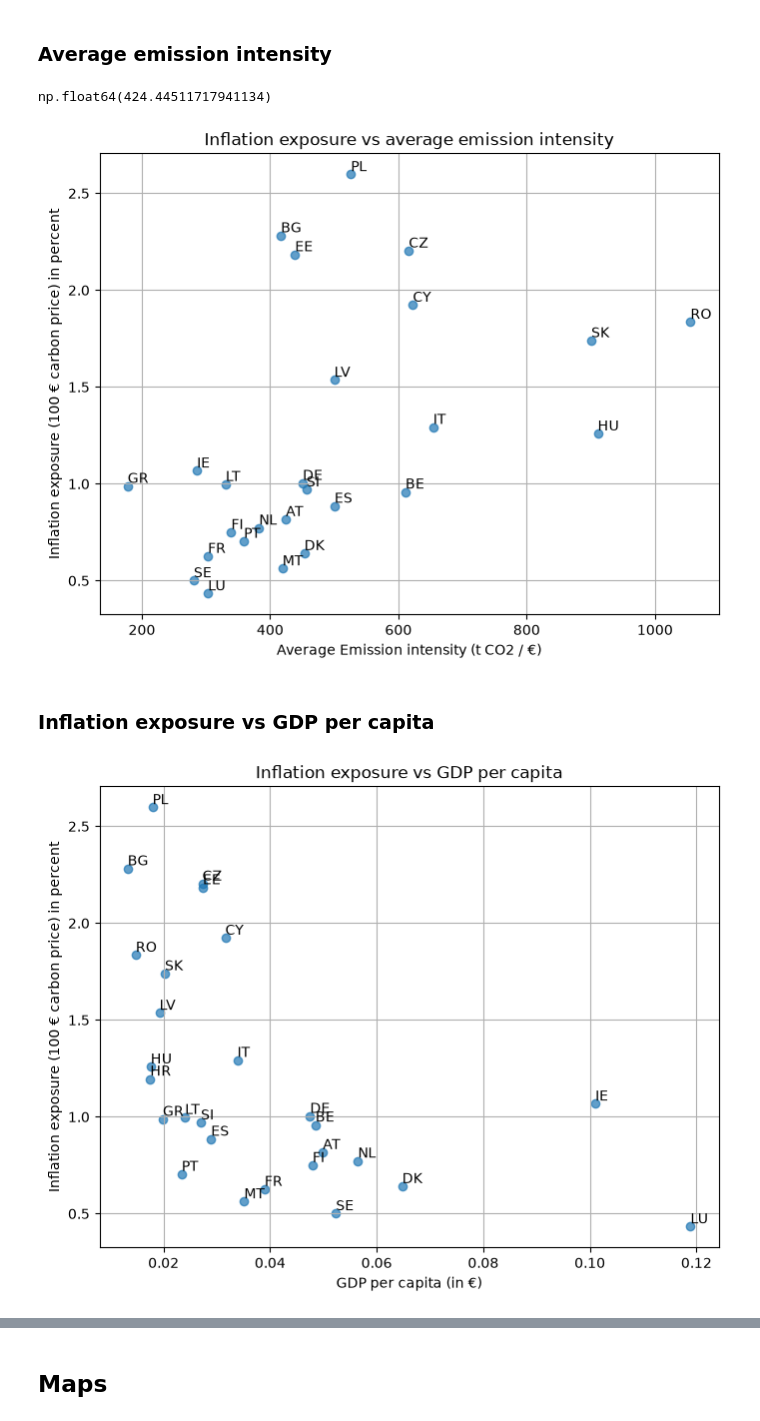
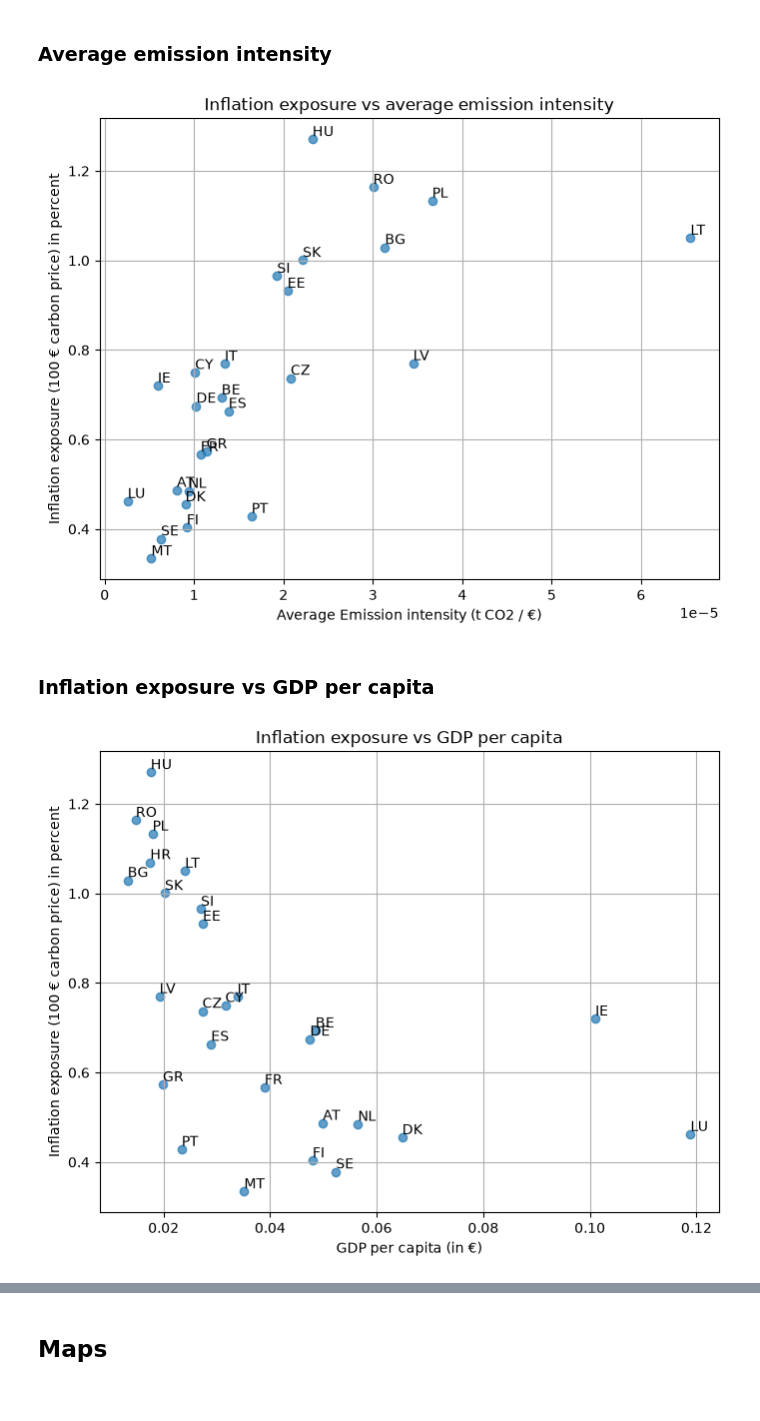
Before and after one commit to wirth-florian/eu-ets-inflation-impact, a Jupyter notebook: code/carbonflation_modelling.ipynb, the cells around one changed output, grey strips where cells are left out. Saved outputs shown, nothing was run; the diff lists cells and outputs as text; code cells hidden in the pictures.

```diff
--- a/code/carbonflation_modelling.ipynb
+++ b/code/carbonflation_modelling.ipynb
@@ -412,7 +415,7 @@ for country in countries:
 
 # diagonalize delta tau
 dtau_diag = dtau.diag()
-q_diag = q_ets1and2.diag()
+q_diag = q.diag()
 
 P = dtau_diag.mul(q_diag).mul(L)
 
@@ -485,7 +488,10 @@ dP_rec_ccp = Part(labels = [[{"countries":countries, "ccp":coicop_labs}],])
 dP_rec_d_ccp = Part(labels = [[{"countries":countries, "ccp":coicop_labs}],])
 dP_rec_i_ccp = Part(labels = [[{"countries":countries, "ccp":coicop_labs}],])
 
-sectoral_rec = Part(labels = [[{"countries":countries}],[{"sectors":sectors}]])
+all_sectors = sectors + ["Household heating emissions", "Household transport emissions"]
+sectoral_rec = Part(labels = [[{"countries":countries}],[{"sectors":all_sectors}]])
+
+
 sectoral_rec_ccp = Part(labels = [[{"countries":countries, "ccp":coicop_labs}],])
 
 # create new dataframe to store computed hicp inflation impacts
@@ -605,3 +611,8 @@ pop_df = pop_df[
 df["GDP"] = gdp_df.set_index("geo\\TIME_PERIOD")["2022"].astype(float)
 df["POP"] = pop_df.set_index("geo\\TIME_PERIOD")["2022"].astype(float)
 df["GDP_per_capita"] = df["GDP"] / df["POP"]
+
+for country in countries:
+    # average relative and absolute emission intensity of the country in tCO2 per million € output
+    df.loc[country, "Q"] = Q[country].sum(axis=0).data * 1e6
+    df.loc[country, "q"] = Q[country] / df.loc[country, "GDP"] * 1e6  # Emission intensity in tCO2 per million € output
@@ -909,40 +795,36 @@ plt.show()
 ## Scatterplot
 # %% [markdown]
 ### Average emission intensity
-# %%
-df.loc["AT"]["avg_q"]
-# %% [output]
-np.float64(424.44511717941134)
 # %%
 # scatter plot of exposure vs average emissions
 plt.figure(figsize=(8, 6))
-selection = df[df.index != "HR"]
-plt.scatter(selection["avg_q"], selection["rec_hicp"], alpha=0.7)
+selection = df[df.index != "HR"] # Remove croatia because of the outlier (Eurostat data is likely wrong)
+plt.scatter(selection["avg_Q"], selection["hicp_total"], alpha=0.7)
 plt.title("Inflation exposure vs average emission intensity")
 plt.xlabel("Average Emission intensity (t CO2 / €)")
 plt.ylabel("Inflation exposure (100 € carbon price) in percent")
 plt.grid()
 for country in selection.index:
-    plt.annotate(country, (selection.loc[country]["avg_q"], selection.loc[country]["rec_hicp"]), fontsize=10, ha='left', va='bottom')
+    plt.annotate(country, (selection.loc[country]["avg_Q"], selection.loc[country]["hicp_total"]), fontsize=10, ha='left', va='bottom')
 plt.savefig(os.path.join(figure_path, "scatter_inflation_vs_emission_intensity.png"), bbox_inches='tight', dpi=300)
 plt.show()
 # %% [output]
-[figure, old version]
+[figure, new version]
 # %% [markdown]
 ### Inflation exposure vs GDP per capita
 # %%
 # plot inflation exposure vs GDP per capita
 plt.figure(figsize=(8, 6))
-plt.scatter(df["GDP_per_capita"], df["rec_hicp"], alpha=0.7)
+plt.scatter(df["GDP_per_capita"], df["hicp_total"], alpha=0.7)
 plt.title("Inflation exposure vs GDP per capita")
 plt.xlabel("GDP per capita (in €)")
 plt.ylabel("Inflation exposure (100 € carbon price) in percent")
 plt.grid()
 for i, country in enumerate(df.index):
-    plt.annotate(country, (df.loc[country]["GDP_per_capita"], df.loc[country]["rec_hicp"]), fontsize=10, ha='left', va='bottom')
+    plt.annotate(country, (df.loc[country]["GDP_per_capita"], df.loc[country]["hicp_total"]), fontsize=10, ha='left', va='bottom')
 plt.savefig(os.path.join(figure_path, "scatter_inflation_vs_gdp_per_capita.png"), bbox_inches='tight', dpi=300)
 plt.show()
 # %% [output]
-[figure, old version]
+[figure, new version]
 # %%
 fig, ax = plt.subplots(figsize=(8, 6))
```
Also changed, not shown: parts of 49 cells of this notebook, 21 other files.
